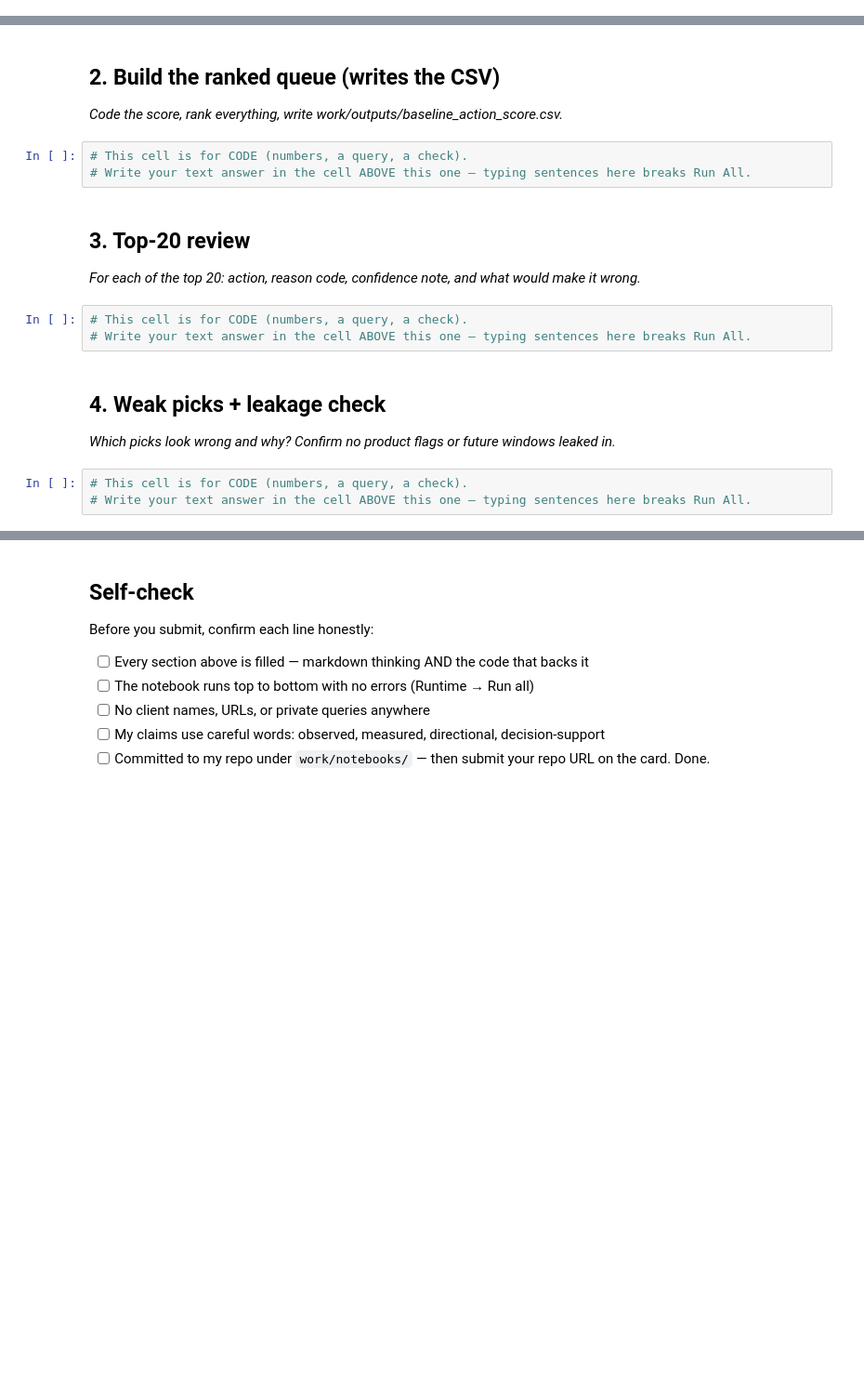
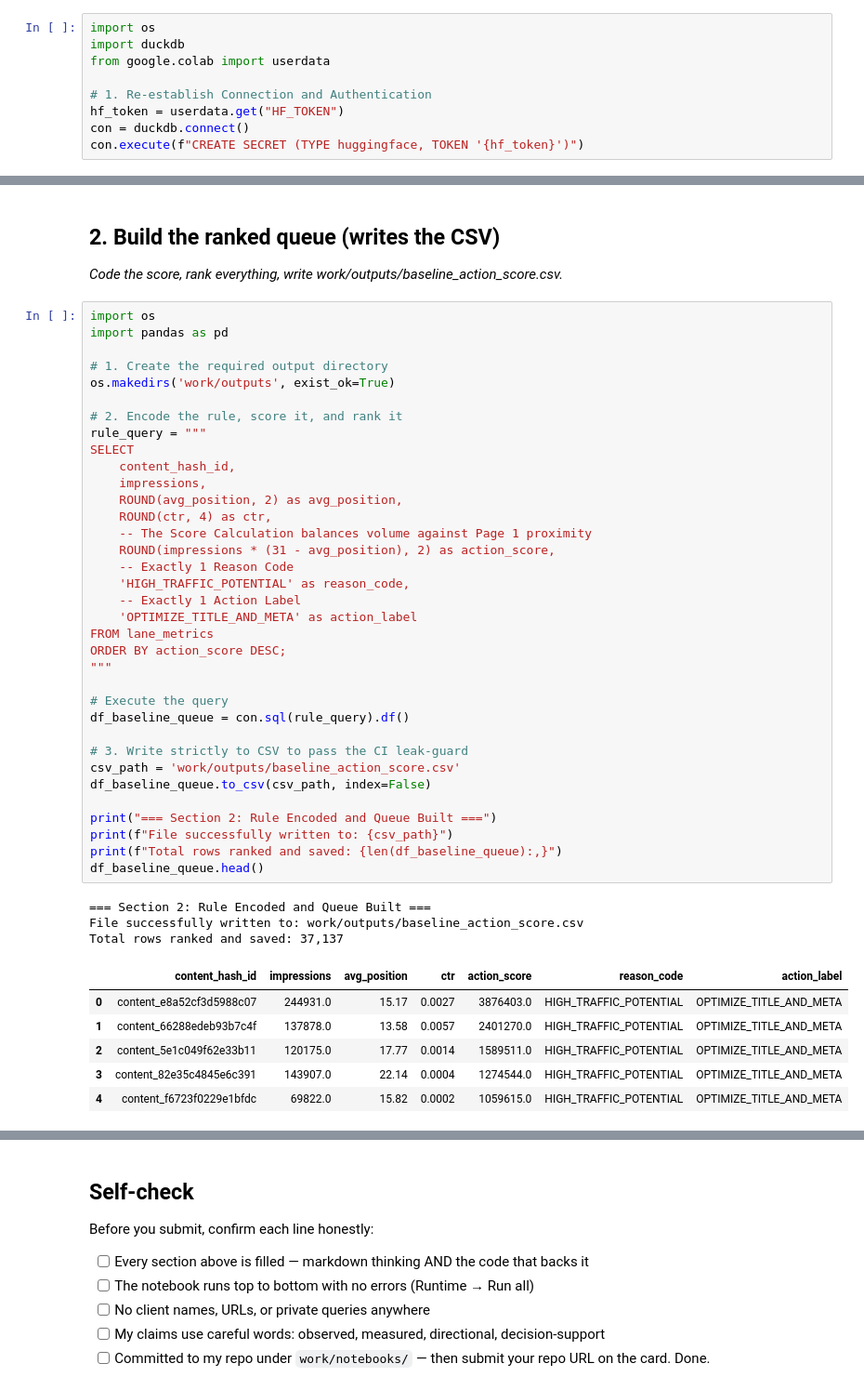
Before and after one commit to Emmamems18/flyrank-ml-internship-my-submission-assignment1, a Jupyter notebook: work/notebooks/w04_baseline_score.ipynb, the cells around one changed output, grey strips where cells are left out. Shown at 93% size. Cells and saved outputs as stored; diff of their text form; blank space fills up the shorter version.

```diff
--- a/work/notebooks/w04_baseline_score.ipynb
+++ b/work/notebooks/w04_baseline_score.ipynb
@@ -15,0 +9,9 @@ This skeleton is yours to fill. Work the sections **in order** — each one has
+# %%
+import os
+import duckdb
+from google.colab import userdata
+
+# 1. Re-establish Connection and Authentication
+hf_token = userdata.get("HF_TOKEN")
+con = duckdb.connect()
+con.execute(f"CREATE SECRET (TYPE huggingface, TOKEN '{hf_token}')")
@@ -17,20 +99,48 @@ This skeleton is yours to fill. Work the sections **in order** — each one has
 ## 2. Build the ranked queue (writes the CSV)
 
 *Code the score, rank everything, write work/outputs/baseline_action_score.csv.*
-# %%
-# This cell is for CODE (numbers, a query, a check).
-# Write your text answer in the cell ABOVE this one — typing sentences here breaks Run All.
-# %% [markdown]
-## 3. Top-20 review
-
-*For each of the top 20: action, reason code, confidence note, and what would make it wrong.*
-# %%
-# This cell is for CODE (numbers, a query, a check).
-# Write your text answer in the cell ABOVE this one — typing sentences here breaks Run All.
-# %% [markdown]
-## 4. Weak picks + leakage check
-
-*Which picks look wrong and why? Confirm no product flags or future windows leaked in.*
-# %%
-# This cell is for CODE (numbers, a query, a check).
-# Write your text answer in the cell ABOVE this one — typing sentences here breaks Run All.
+# %%
+import os
+import pandas as pd
+
+# 1. Create the required output directory
+os.makedirs('work/outputs', exist_ok=True)
+
+# 2. Encode the rule, score it, and rank it
+rule_query = """
+SELECT
+    content_hash_id,
+    impressions,
+    ROUND(avg_position, 2) as avg_position,
+    ROUND(ctr, 4) as ctr,
+    -- The Score Calculation balances volume against Page 1 proximity
+    ROUND(impressions * (31 - avg_position), 2) as action_score,
+    -- Exactly 1 Reason Code
+    'HIGH_TRAFFIC_POTENTIAL' as reason_code,
+    -- Exactly 1 Action Label
+    'OPTIMIZE_TITLE_AND_META' as action_label
+FROM lane_metrics
+ORDER BY action_score DESC;
+"""
+
+# Execute the query
+df_baseline_queue = con.sql(rule_query).df()
+
+# 3. Write strictly to CSV to pass the CI leak-guard
+csv_path = 'work/outputs/baseline_action_score.csv'
+df_baseline_queue.to_csv(csv_path, index=False)
+
+print("=== Section 2: Rule Encoded and Queue Built ===")
+print(f"File successfully written to: {csv_path}")
+print(f"Total rows ranked and saved: {len(df_baseline_queue):,}")
+df_baseline_queue.head()
+# %% [output]
+=== Section 2: Rule Encoded and Queue Built ===
+File successfully written to: work/outputs/baseline_action_score.csv
+Total rows ranked and saved: 37,137
+|  | content_hash_id | impressions | avg_position | ctr | action_score | reason_code | action_label |
+| 0 | content_e8a52cf3d5988c07 | 244931.0 | 15.17 | 0.0027 | 3876403.0 | HIGH_TRAFFIC_POTENTIAL | OPTIMIZE_TITLE_AND_META |
+| 1 | content_66288edeb93b7c4f | 137878.0 | 13.58 | 0.0057 | 2401270.0 | HIGH_TRAFFIC_POTENTIAL | OPTIMIZE_TITLE_AND_META |
+| 2 | content_5e1c049f62e33b11 | 120175.0 | 17.77 | 0.0014 | 1589511.0 | HIGH_TRAFFIC_POTENTIAL | OPTIMIZE_TITLE_AND_META |
+| 3 | content_82e35c4845e6c391 | 143907.0 | 22.14 | 0.0004 | 1274544.0 | HIGH_TRAFFIC_POTENTIAL | OPTIMIZE_TITLE_AND_META |
+| 4 | content_f6723f0229e1bfdc | 69822.0 | 15.82 | 0.0002 | 1059615.0 | HIGH_TRAFFIC_POTENTIAL | OPTIMIZE_TITLE_AND_META |
```
Also changed, not shown: parts of 11 cells of this notebook.
